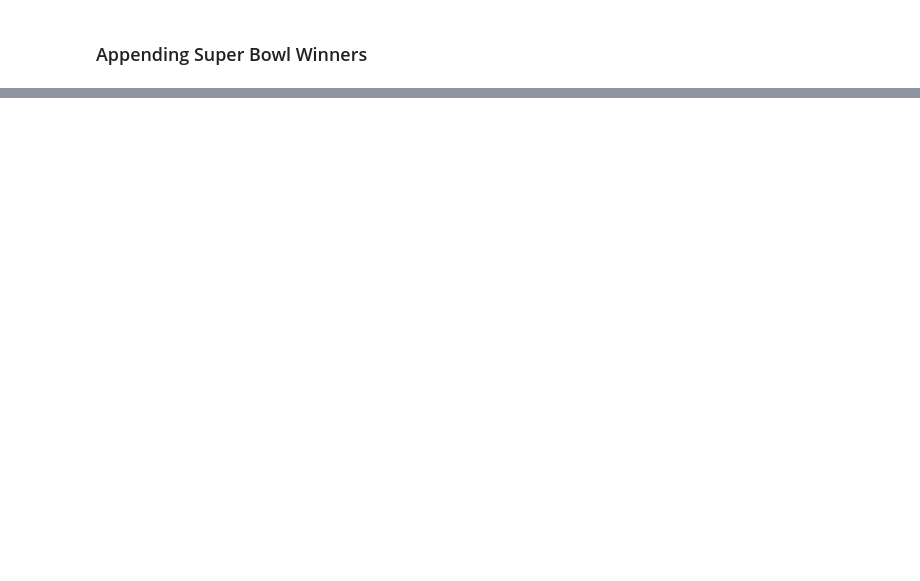
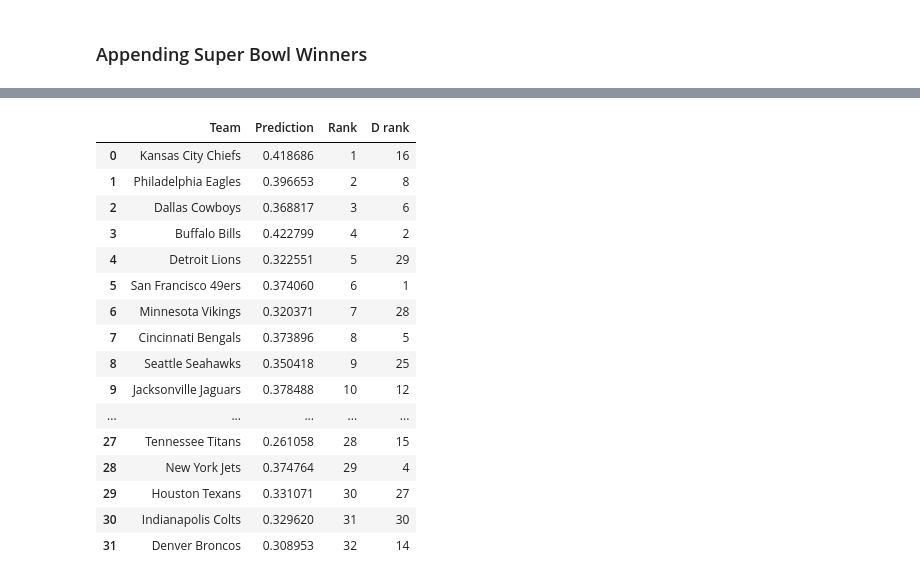
Before and after one commit to dahmadi/TouchdownProphet, a Jupyter notebook: TouchdownProphet.ipynb, the cells around one changed output, grey strips where cells are left out. Cells and saved outputs as stored; diff of their text form; code cells hidden in the pictures; blank space fills up the shorter version.

```diff
--- a/TouchdownProphet.ipynb
+++ b/TouchdownProphet.ipynb
@@ -346,0 +468,18 @@ FileNotFoundError: [Errno 2] No such file or directory: 'Data/Super_Bowl.csv.xls
+# %%
+X = preprocessing.StandardScaler().fit(X).transform(X)
+# %%
+teams = test_set.loc[ :31 , 'Team']
+
+o_rank = test_set.loc[0:31, 'Rank']
+d_rank = test_set.loc[0:31, 'D Rank']
+
+X_test = X[0:32]
+X_train = X[32:]
+
+y_test = y[0:32]
+y_train = y[32:]
+
+print(X_test.shape)
+print(y_test.shape)
+print(X_train.shape)
+print(y_train.shape)
@@ -346,0 +495,3 @@ FileNotFoundError: [Errno 2] No such file or directory: 'Data/Super_Bowl.csv.xls
+# %%
+LR = LogisticRegression(C=0.01, solver='liblinear').fit(X_train,y_train)
+LR
@@ -346,0 +556,3 @@ FileNotFoundError: [Errno 2] No such file or directory: 'Data/Super_Bowl.csv.xls
+# %%
+yhat_prob = LR.predict_proba(X_test)
+yhat_prob
@@ -346,0 +577,21 @@ FileNotFoundError: [Errno 2] No such file or directory: 'Data/Super_Bowl.csv.xls
+# %%
+df2 = pd.DataFrame({'Team':teams, 'Prediction':yhat_prob[:,1], 'Rank':o_rank, 'D rank':d_rank })
+df2
+# %% [output]
+|  | Team | Prediction | Rank | D rank |
+| 0 | Kansas City Chiefs | 0.418686 | 1 | 16 |
+| 1 | Philadelphia Eagles | 0.396653 | 2 | 8 |
+| 2 | Dallas Cowboys | 0.368817 | 3 | 6 |
+| 3 | Buffalo Bills | 0.422799 | 4 | 2 |
+| 4 | Detroit Lions | 0.322551 | 5 | 29 |
+| 5 | San Francisco 49ers | 0.374060 | 6 | 1 |
+| 6 | Minnesota Vikings | 0.320371 | 7 | 28 |
+| 7 | Cincinnati Bengals | 0.373896 | 8 | 5 |
+| 8 | Seattle Seahawks | 0.350418 | 9 | 25 |
+| 9 | Jacksonville Jaguars | 0.378488 | 10 | 12 |
+| ... | ... | ... | ... | ... |
+| 27 | Tennessee Titans | 0.261058 | 28 | 15 |
+| 28 | New York Jets | 0.374764 | 29 | 4 |
+| 29 | Houston Texans | 0.331071 | 30 | 27 |
+| 30 | Indianapolis Colts | 0.329620 | 31 | 30 |
+| 31 | Denver Broncos | 0.308953 | 32 | 14 |
```
Also changed, not shown: parts of 25 cells of this notebook, 57 other files.
